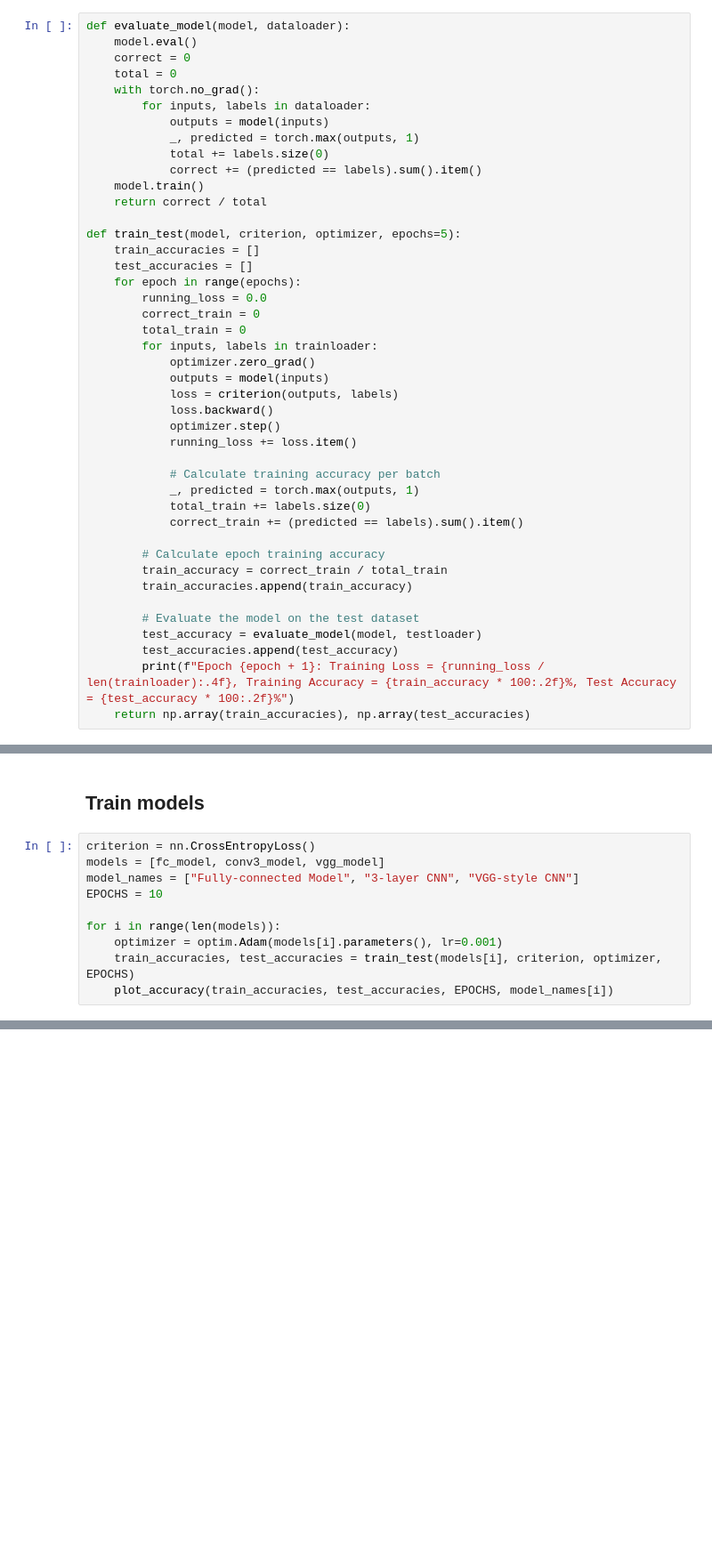
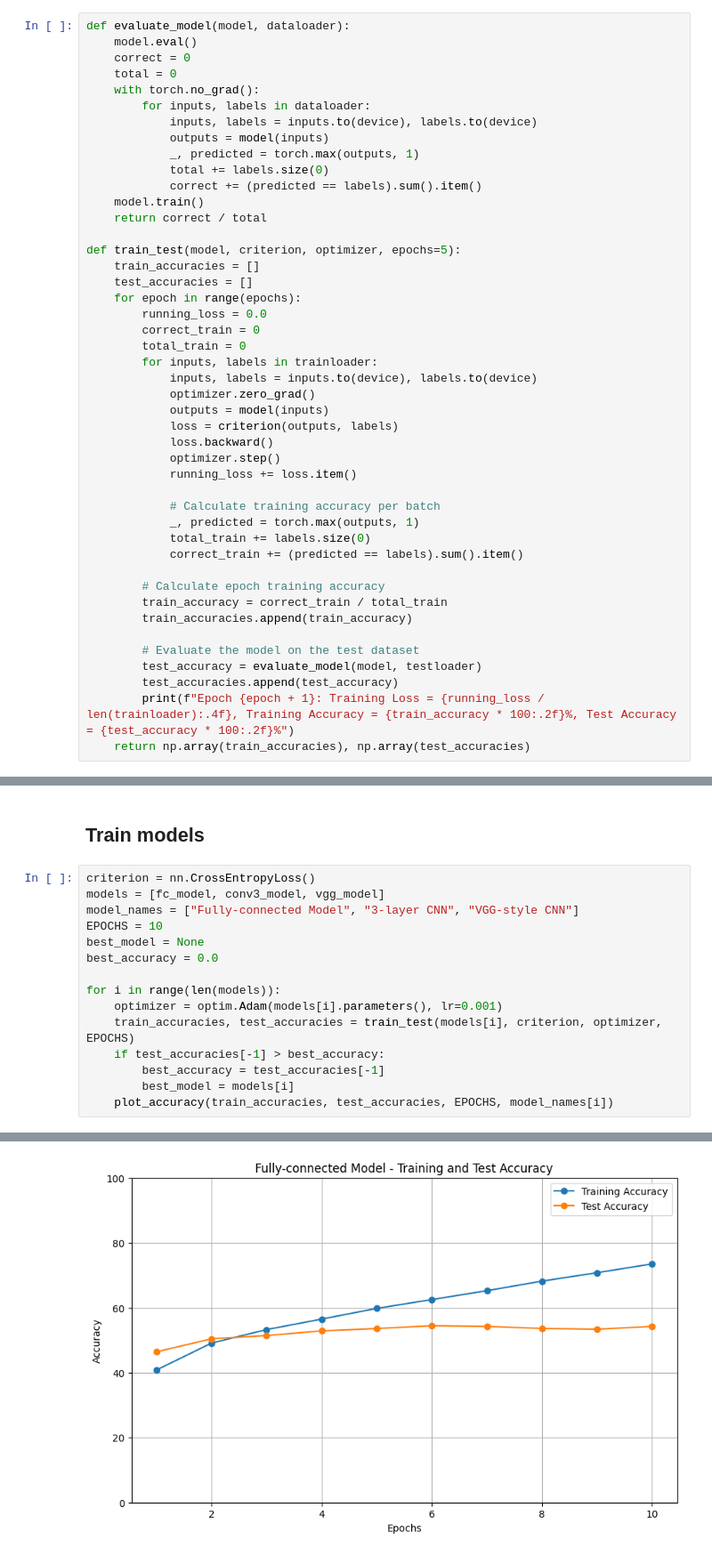
Before and after one commit to ai-unc/PyTorch-Crash-Course, a Jupyter notebook: Complete/image-classification.ipynb, the cells around one changed output, grey strips where cells are left out. Shown at 89% size. Saved outputs shown, nothing was run; the diff lists cells and outputs as text; blank space fills up the shorter version.

```diff
--- a/Complete/image-classification.ipynb
+++ b/Complete/image-classification.ipynb
@@ -52,6 +91,7 @@ def evaluate_model(model, dataloader):
 	total = 0
 	with torch.no_grad():
 		for inputs, labels in dataloader:
+			inputs, labels = inputs.to(device), labels.to(device)
 			outputs = model(inputs)
 			_, predicted = torch.max(outputs, 1)
 			total += labels.size(0)
@@ -67,6 +107,7 @@ def train_test(model, criterion, optimizer, epochs=5):
 		correct_train = 0
 		total_train = 0
 		for inputs, labels in trainloader:
+			inputs, labels = inputs.to(device), labels.to(device)
 			optimizer.zero_grad()
 			outputs = model(inputs)
 			loss = criterion(outputs, labels)
@@ -182,8 +313,14 @@ criterion = nn.CrossEntropyLoss()
 models = [fc_model, conv3_model, vgg_model]
 model_names = ["Fully-connected Model", "3-layer CNN", "VGG-style CNN"]
 EPOCHS = 10
+best_model = None
+best_accuracy = 0.0
 
 for i in range(len(models)):
 	optimizer = optim.Adam(models[i].parameters(), lr=0.001)
 	train_accuracies, test_accuracies = train_test(models[i], criterion, optimizer, EPOCHS)
+	if test_accuracies[-1] > best_accuracy:
+		best_accuracy = test_accuracies[-1]
+		best_model = models[i]
 	plot_accuracy(train_accuracies, test_accuracies, EPOCHS, model_names[i])
+# %% [output]
@@ -189,0 +337 @@ for i in range(len(models)):
+[figure, added]
```
Also changed, not shown: parts of 11 cells of this notebook.
